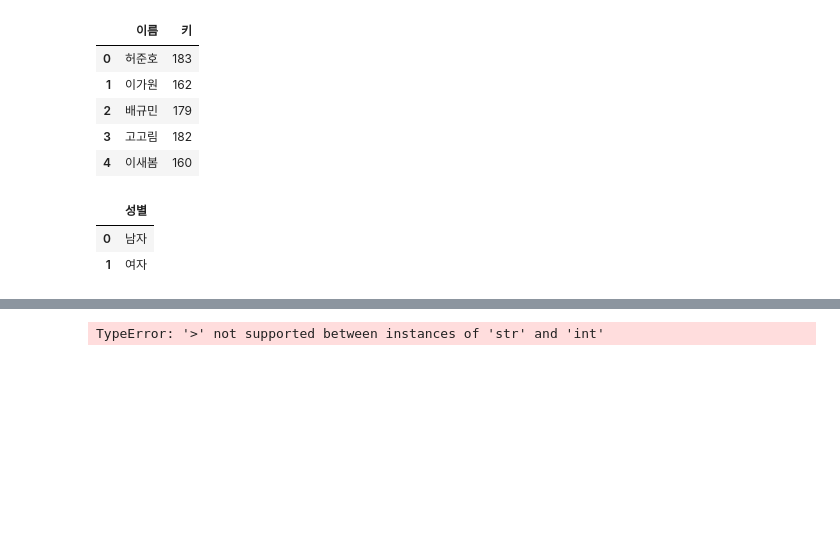
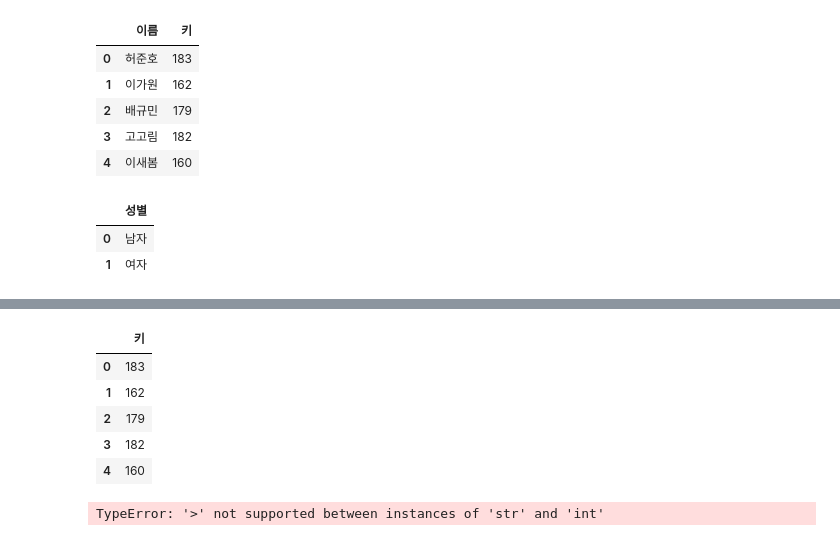
Before and after one commit to zxzxcx/pythonhw, a Jupyter notebook: 250206/pandashw.ipynb, the cells around one changed output, grey strips where cells are left out. Saved outputs shown, nothing was run; the diff lists cells and outputs as text; code cells hidden in the pictures; blank space fills up the shorter version.

```diff
--- a/250206/pandashw.ipynb
+++ b/250206/pandashw.ipynb
@@ -205,3 +193,12 @@ dtype: object
+# %%
+df[['키']].head()
+# %% [output]
+|  | 키 |
+| 0 | 183 |
+| 1 | 162 |
+| 2 | 179 |
+| 3 | 182 |
+| 4 | 160 |
 # %%
 df[df['키'] > 180].head() #자료형이 문자열이기 때문
 # %% [output]
```
Also changed, not shown: parts of 3 cells of this notebook.
